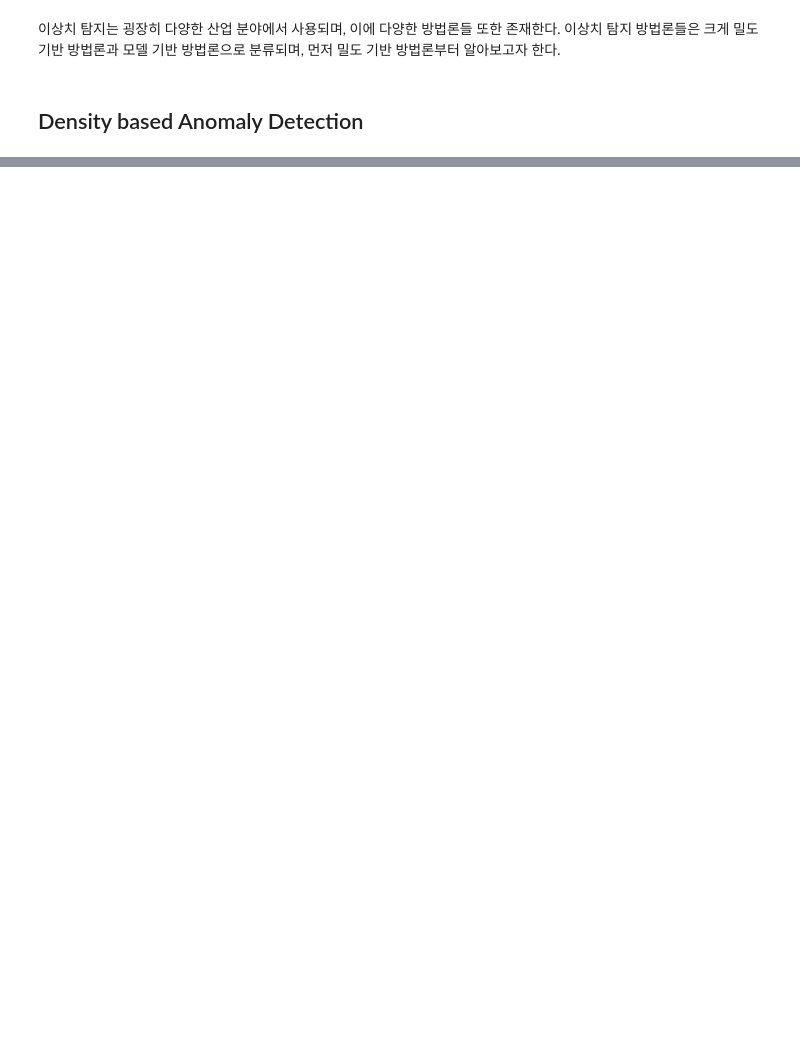
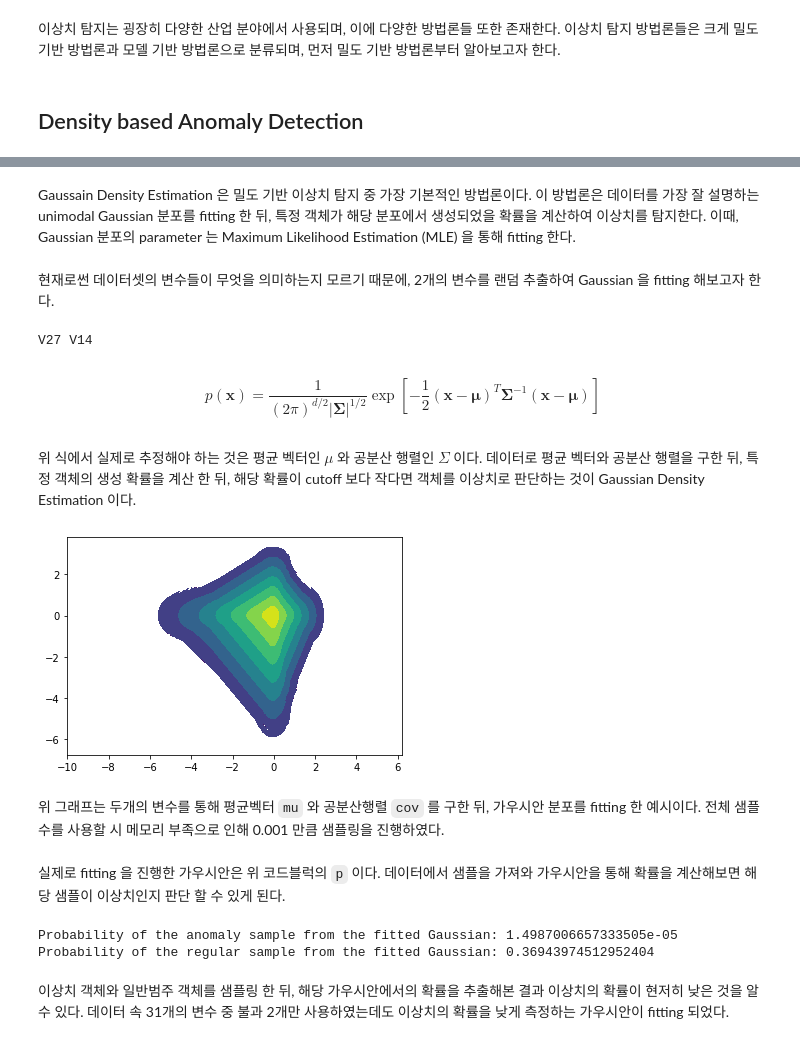
Before and after one commit to tomtom1103/The_Helvetica_Scenario, a Jupyter notebook: anomaly_detection/anomaly_detection_tutorial.ipynb, the cells around one changed output, grey strips where cells are left out. Saved outputs shown, nothing was run; the diff lists cells and outputs as text; code cells hidden in the pictures; blank space fills up the shorter version.

Commit message:
anomalydetectioninit

```diff
--- a/anomaly_detection/anomaly_detection_tutorial.ipynb
+++ b/anomaly_detection/anomaly_detection_tutorial.ipynb
@@ -42,10 +42,9 @@ Anomaly detection, 즉 이상치 탐지는 정상 범주에서 벗어난 데이
 # %%
 import pandas as pd
 import numpy as np
-
-import matplotlib
+import scipy
 import seaborn
-import matplotlib.dates as md
 from matplotlib import pyplot as plt
-
-df = pd.read_csv('ambient_temperature_system_failure.csv')
+from sklearn.mixture import GaussianMixture
+import random
+df = pd.read_csv('creditcard.csv')
@@ -69,0 +61,36 @@ df
+# %% [markdown]
+Gaussain Density Estimation 은 밀도 기반 이상치 탐지 중 가장 기본적인 방법론이다. 이 방법론은 데이터를 가장 잘 설명하는 unimodal Gaussian 분포를 fitting 한 뒤, 특정 객체가 해당 분포에서 생성되었을 확률을 계산하여 이상치를 탐지한다. 이때, Gaussian 분포의 parameter 는 Maximum Likelihood Estimation (MLE) 을 통해 fitting 한다.
+# %% [markdown]
+현재로썬 데이터셋의 변수들이 무엇을 의미하는지 모르기 때문에, 2개의 변수를 랜덤 추출하여 Gaussian 을 fitting 해보고자 한다.
+# %%
+varlist = df.columns.to_list()
+rm = ['Time', 'Amount', 'Class']
+for i in rm:
+    varlist.remove(i)
+rand_1 = random.choice(varlist)
+rand_2 = random.choice(varlist)
+print(rand_1, rand_2)
+# %% [output]
+V27 V14
+# %% [markdown]
+$$
+p(\mathbf{x})=\frac{1}{(2 \pi)^{d / 2}|\mathbf{\Sigma}|^{1 / 2}} \exp \left[-\frac{1}{2}(\mathbf{x}-\boldsymbol{\mu})^T \mathbf{\Sigma}^{-1}(\mathbf{x}-\boldsymbol{\mu})\right]
+$$
+# %% [markdown]
+위 식에서 실제로 추정해야 하는 것은 평균 벡터인 $\mu$ 와 공분산 행렬인 $\Sigma$ 이다. 데이터로 평균 벡터와 공분산 행렬을 구한 뒤, 특정 객체의 생성 확률을 계산 한 뒤, 해당 확률이 cutoff 보다 작다면 객체를 이상치로 판단하는 것이 Gaussian Density Estimation 이다.
+# %%
+x = np.array(df[rand_1].sample(frac=0.001, random_state=1))
+y = np.array(df[rand_2].sample(frac=0.001, random_state=1))
+mu = [np.mean(x), np.mean(y)]
+cov = [[np.var(x), np.cov(x, y)[0,1]], [np.cov(x, y)[0,1], np.var(y)]]
+p = scipy.stats.multivariate_normal(mu, cov)
+X, Y = np.meshgrid(x,y)
+z = p.pdf(np.dstack([X, Y]))
+plt.grid(False)
+plt.contourf(X, Y, z)
+plt.axis("equal")
+plt.show()
+# %% [output]
+[figure, added]
+# %% [markdown]
+위 그래프는 두개의 변수를 통해 평균벡터 `mu` 와 공분산행렬 `cov` 를 구한 뒤, 가우시안 분포를 fitting 한 예시이다. 전체 샘플 수를 사용할 시 메모리 부족으로 인해 0.001 만큼 샘플링을 진행하였다.
@@ -69,0 +103,14 @@ df
+# %% [markdown]
+실제로 fitting 을 진행한 가우시안은 위 코드블럭의 `p` 이다. 데이터에서 샘플을 가져와 가우시안을 통해 확률을 계산해보면 해당 샘플이 이상치인지 판단 할 수 있게 된다.
+# %%
+anomaly_sample = df.loc[df.Class==1].iloc[0]
+regular_sample = df.loc[df.Class==0].iloc[0]
+anomaly_sample = np.array(anomaly_sample[[rand_1, rand_2]])
+regular_sample = np.array(regular_sample[[rand_1, rand_2]])
+print(f'Probability of the anomaly sample from the fitted Gaussian: {p.pdf(anomaly_sample)}')
+print(f'Probability of the regular sample from the fitted Gaussian: {p.pdf(regular_sample)}')
+# %% [output]
+Probability of the anomaly sample from the fitted Gaussian: 1.4987006657333505e-05
+Probability of the regular sample from the fitted Gaussian: 0.36943974512952404
+# %% [markdown]
+이상치 객체와 일반범주 객체를 샘플링 한 뒤, 해당 가우시안에서의 확률을 추출해본 결과 이상치의 확률이 현저히 낮은 것을 알 수 있다. 데이터 속 31개의 변수 중 불과 2개만 사용하였는데도 이상치의 확률을 낮게 측정하는 가우시안이 fitting 되었다.
```
Also changed, not shown: parts of 22 cells of this notebook, 3 other files.
